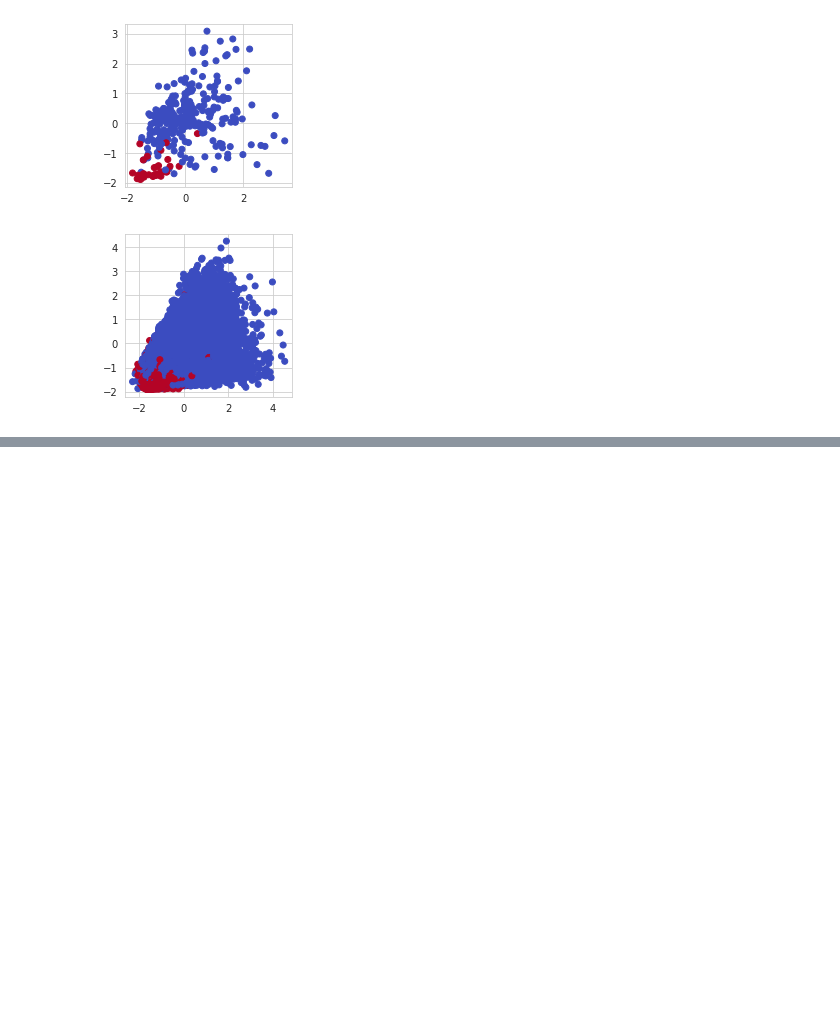
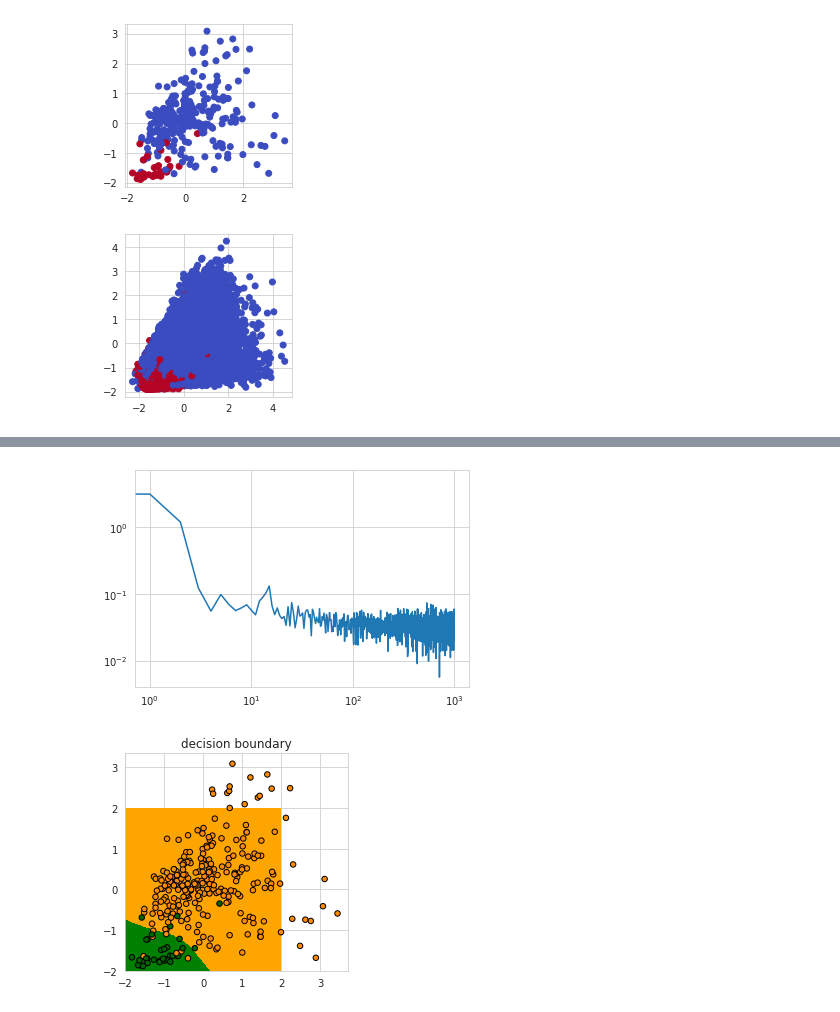
Before and after one commit to asrafulashiq/RPI_LFD_course, a Jupyter notebook: assignment12/p2.ipynb, the cells around one changed output, grey strips where cells are left out. Drawn from its saved outputs; the diff is of its cells as text; code cells hidden in the pictures; blank space fills up the shorter version.

```diff
--- a/assignment12/p2.ipynb
+++ b/assignment12/p2.ipynb
@@ -330,0 +408,44 @@ obar.close()
+# %%
+# ------------- variable learning rate gradient descent heuristic ------------ #
+model = NNLayer(dims=[2, 10, 1], eps=1)
+
+bs = 100
+dataset = Dataset(features_train, labels_train)
+dataloader = DataLoader(dataset, batch_size=bs, shuffle=True)
+
+lr = 1
+trainer = Trainer(model, lr=lr, alpha=1.05, beta=0.6, weight_decay=None)
+
+log_interval = int(len(dataloader))
+metrics = Metrics(log_interval=log_interval)
+
+max_iter = int(1e3)
+iteration = 0
+obar = tqdm(range(max_iter), desc='Training')
+
+while iteration < max_iter:
+    # for ep in range(int(max_iter)):
+    for i, (x, y) in enumerate(iter(dataloader)):
+        loss, preds = trainer.train_batch_var_lr(x, y)
+        # loss, preds = trainer.train_batch(x, y)
+        score, prec, rec = trainer.calc_metrics(y, preds)
+        metrics.update(loss, score, prec, rec)
+    if iteration % log_interval == 0:
+        r_loss, r_acc, r_prec, r_rec = metrics.get_latest_metrics()
+        obar.set_postfix({
+            'loss': r_loss,
+            'acc': r_acc,
+            'lr': trainer.current_lr
+        })
+        obar.update(log_interval)
+    iteration += log_interval
+obar.close()
+
+fig, ax = plt.subplots(1, 1)
+ax.plot(metrics.losses)
+ax.set_yscale('log')
+ax.set_xscale('log')
+
+plt.figure(figsize=(4, 4))
+plot_decision_boundary(trainer, features_train, labels_train)
+# %% [output]
@@ -330,0 +453,2 @@ obar.close()
+[figure, added]
+[figure, added]
```
Also changed, not shown: parts of 6 cells of this notebook, 2 other files.
